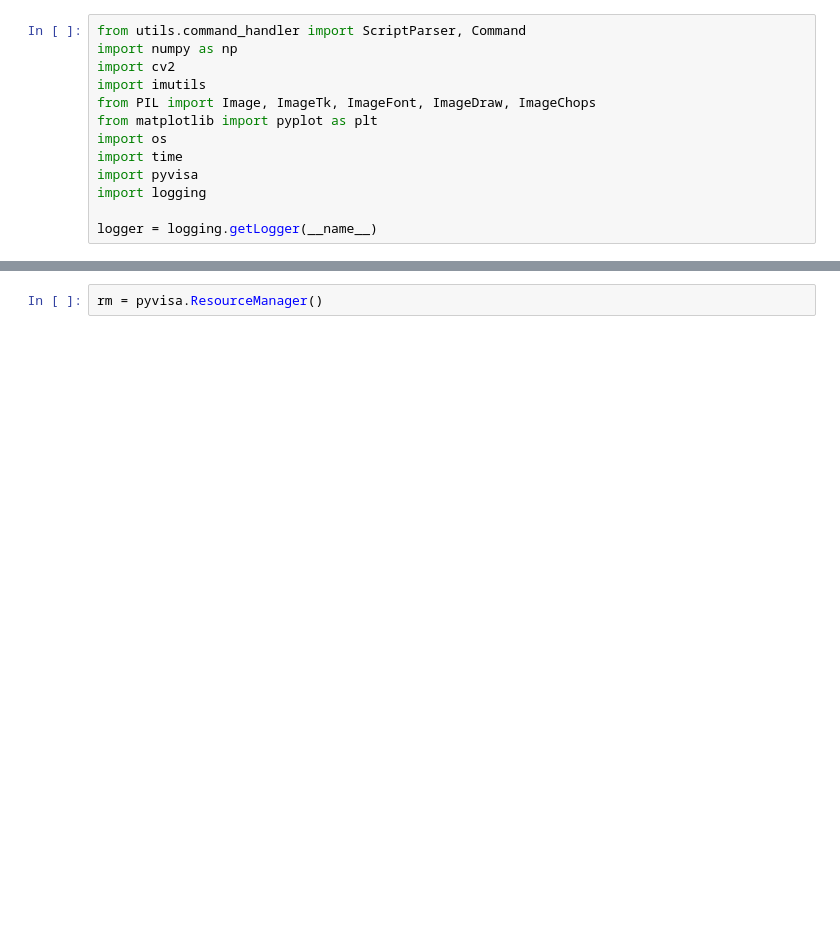
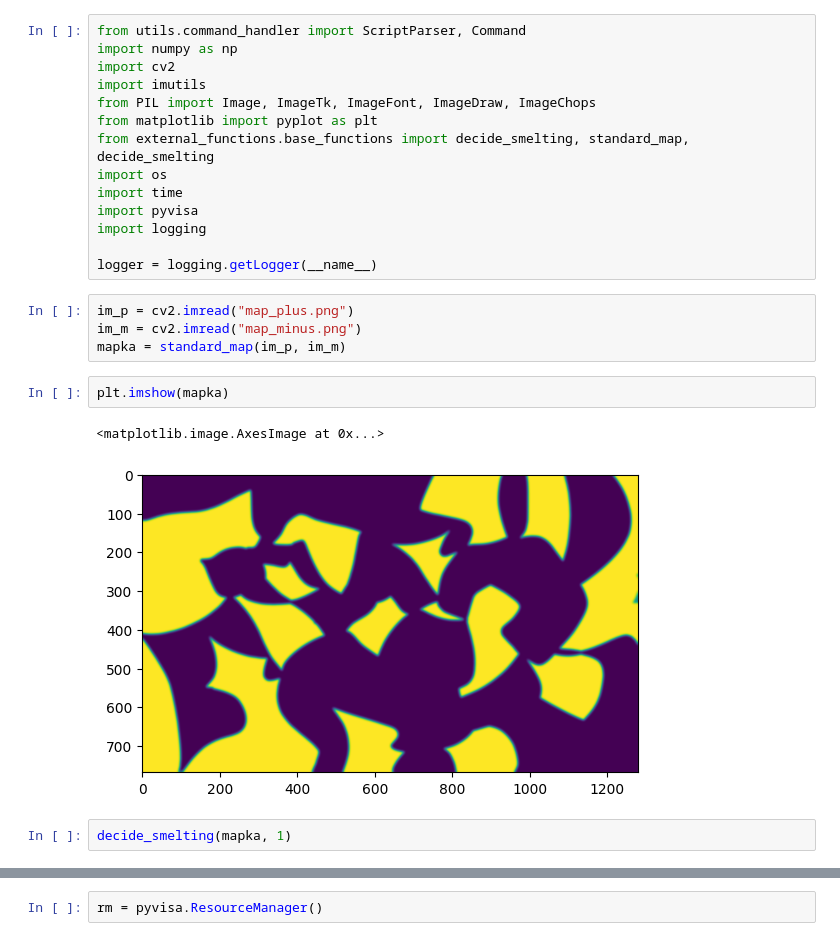
Before and after one commit to pszust/laser_microscope, a Jupyter notebook: tester.ipynb, the cells around one changed output, grey strips where cells are left out. Cells and saved outputs as stored; diff of their text form; blank space fills up the shorter version.

```diff
--- a/tester.ipynb
+++ b/tester.ipynb
@@ -5,9 +5,21 @@ import cv2
 import imutils
 from PIL import Image, ImageTk, ImageFont, ImageDraw, ImageChops
 from matplotlib import pyplot as plt
+from external_functions.base_functions import decide_smelting, standard_map, decide_smelting
 import os
 import time
 import pyvisa
 import logging
 
 logger = logging.getLogger(__name__)
+# %%
+im_p = cv2.imread("map_plus.png")
+im_m = cv2.imread("map_minus.png")
+mapka = standard_map(im_p, im_m)
+# %%
+plt.imshow(mapka)
+# %% [output]
+<matplotlib.image.AxesImage at 0x...>
+[figure, added]
+# %%
+decide_smelting(mapka, 1)
```
Also changed, not shown: parts of 3 cells of this notebook, 6 other files.
